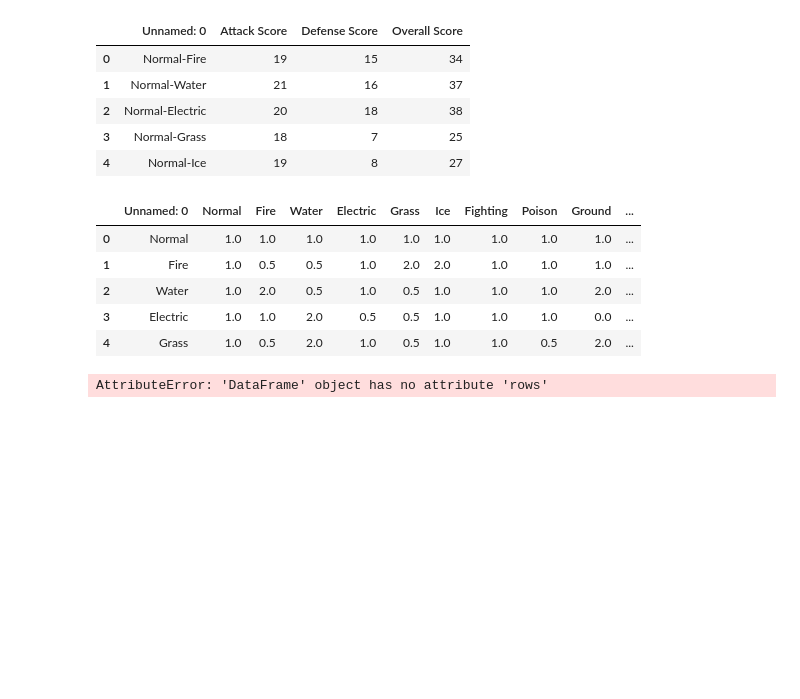
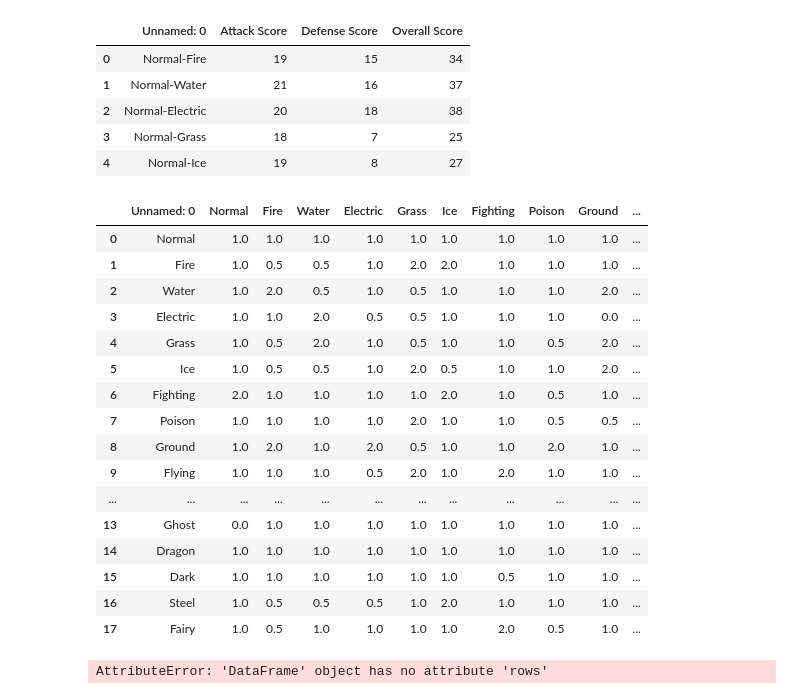
Before and after one commit to h3nk42/catchEmAll, a Jupyter notebook: CatchEmAll!.ipynb, the cells around one changed output. Saved outputs shown, nothing was run; the diff lists cells and outputs as text; code cells hidden in the pictures; blank space fills up the shorter version.

```diff
--- a/CatchEmAll!.ipynb
+++ b/CatchEmAll!.ipynb
@@ -42,14 +42,25 @@ pokemonTypeCombinedScores.head()
 | 3 | Normal-Grass | 18 | 7 | 25 |
 | 4 | Normal-Ice | 19 | 8 | 27 |
 # %%
-pokemonTypeChart.head()
+pokemonTypeChart
 # %% [output]
 |  | Unnamed: 0 | Normal | Fire | Water | Electric | Grass | Ice | Fighting | Poison | Ground | ... |
 | 0 | Normal | 1.0 | 1.0 | 1.0 | 1.0 | 1.0 | 1.0 | 1.0 | 1.0 | 1.0 | ... |
 | 1 | Fire | 1.0 | 0.5 | 0.5 | 1.0 | 2.0 | 2.0 | 1.0 | 1.0 | 1.0 | ... |
 | 2 | Water | 1.0 | 2.0 | 0.5 | 1.0 | 0.5 | 1.0 | 1.0 | 1.0 | 2.0 | ... |
 | 3 | Electric | 1.0 | 1.0 | 2.0 | 0.5 | 0.5 | 1.0 | 1.0 | 1.0 | 0.0 | ... |
 | 4 | Grass | 1.0 | 0.5 | 2.0 | 1.0 | 0.5 | 1.0 | 1.0 | 0.5 | 2.0 | ... |
+| 5 | Ice | 1.0 | 0.5 | 0.5 | 1.0 | 2.0 | 0.5 | 1.0 | 1.0 | 2.0 | ... |
+| 6 | Fighting | 2.0 | 1.0 | 1.0 | 1.0 | 1.0 | 2.0 | 1.0 | 0.5 | 1.0 | ... |
+| 7 | Poison | 1.0 | 1.0 | 1.0 | 1.0 | 2.0 | 1.0 | 1.0 | 0.5 | 0.5 | ... |
+| 8 | Ground | 1.0 | 2.0 | 1.0 | 2.0 | 0.5 | 1.0 | 1.0 | 2.0 | 1.0 | ... |
+| 9 | Flying | 1.0 | 1.0 | 1.0 | 0.5 | 2.0 | 1.0 | 2.0 | 1.0 | 1.0 | ... |
+| ... | ... | ... | ... | ... | ... | ... | ... | ... | ... | ... | ... |
+| 13 | Ghost | 0.0 | 1.0 | 1.0 | 1.0 | 1.0 | 1.0 | 1.0 | 1.0 | 1.0 | ... |
+| 14 | Dragon | 1.0 | 1.0 | 1.0 | 1.0 | 1.0 | 1.0 | 1.0 | 1.0 | 1.0 | ... |
+| 15 | Dark | 1.0 | 1.0 | 1.0 | 1.0 | 1.0 | 1.0 | 0.5 | 1.0 | 1.0 | ... |
+| 16 | Steel | 1.0 | 0.5 | 0.5 | 0.5 | 1.0 | 2.0 | 1.0 | 1.0 | 1.0 | ... |
+| 17 | Fairy | 1.0 | 0.5 | 1.0 | 1.0 | 1.0 | 1.0 | 2.0 | 0.5 | 1.0 | ... |
 # %%
 pokemonTable.attr
 # %% [output]
```
Also changed, not shown: parts of 3 cells of this notebook, 3 other files.
